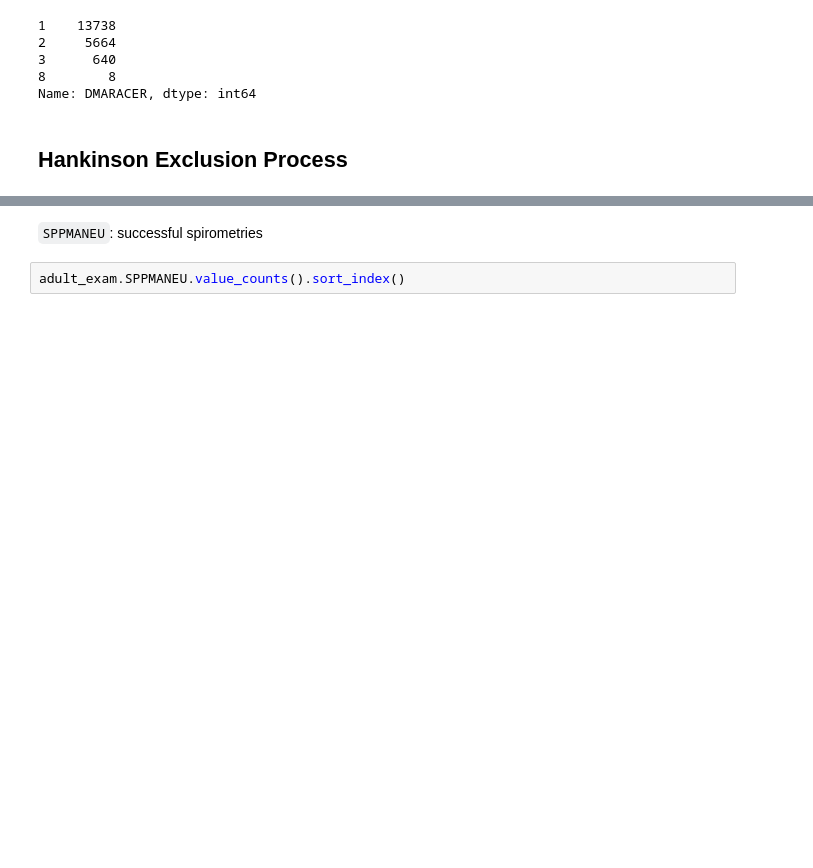
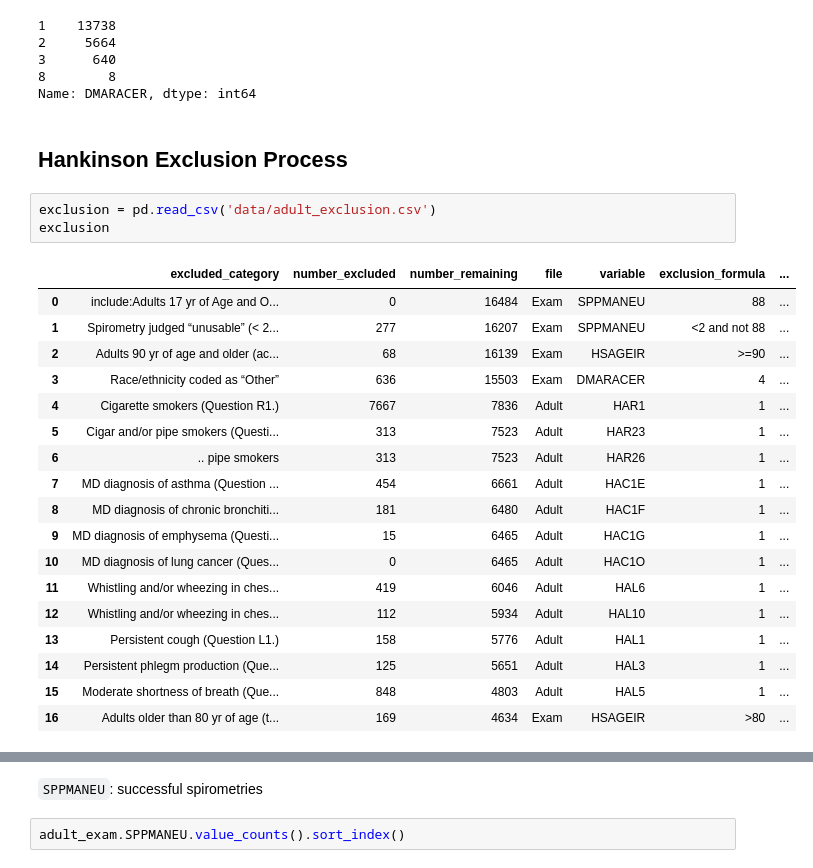
Before and after one commit to climatebrad/nhanes, a Jupyter notebook: nhanes.ipynb, the cells around one changed output, grey strips where cells are left out. Saved outputs shown, nothing was run; the diff lists cells and outputs as text; blank space fills up the shorter version.

```diff
--- a/nhanes.ipynb
+++ b/nhanes.ipynb
@@ -126,3 +128,25 @@ adult.data.DMARACER.value_counts(dropna=False)
 Name: DMARACER, dtype: int64
 # %% [markdown]
 ## Hankinson Exclusion Process
+# %%
+exclusion = pd.read_csv('data/adult_exclusion.csv')
+exclusion
+# %% [output]
+|  | excluded_category | number_excluded | number_remaining | file | variable | exclusion_formula | ... |
+| 0 | include:Adults 17 yr of Age and O... | 0 | 16484 | Exam | SPPMANEU | 88 | ... |
+| 1 | Spirometry judged “unusable” (< 2... | 277 | 16207 | Exam | SPPMANEU | <2 and not 88 | ... |
+| 2 | Adults 90 yr of age and older (ac... | 68 | 16139 | Exam | HSAGEIR | >=90 | ... |
+| 3 | Race/ethnicity coded as “Other” | 636 | 15503 | Exam | DMARACER | 4 | ... |
+| 4 | Cigarette smokers (Question R1.) | 7667 | 7836 | Adult | HAR1 | 1 | ... |
+| 5 | Cigar and/or pipe smokers (Questi... | 313 | 7523 | Adult | HAR23 | 1 | ... |
+| 6 | .. pipe smokers | 313 | 7523 | Adult | HAR26 | 1 | ... |
+| 7 | MD diagnosis of asthma (Question ... | 454 | 6661 | Adult | HAC1E | 1 | ... |
+| 8 | MD diagnosis of chronic bronchiti... | 181 | 6480 | Adult | HAC1F | 1 | ... |
+| 9 | MD diagnosis of emphysema (Questi... | 15 | 6465 | Adult | HAC1G | 1 | ... |
+| 10 | MD diagnosis of lung cancer (Ques... | 0 | 6465 | Adult | HAC1O | 1 | ... |
+| 11 | Whistling and/or wheezing in ches... | 419 | 6046 | Adult | HAL6 | 1 | ... |
+| 12 | Whistling and/or wheezing in ches... | 112 | 5934 | Adult | HAL10 | 1 | ... |
+| 13 | Persistent cough (Question L1.) | 158 | 5776 | Adult | HAL1 | 1 | ... |
+| 14 | Persistent phlegm production (Que... | 125 | 5651 | Adult | HAL3 | 1 | ... |
+| 15 | Moderate shortness of breath (Que... | 848 | 4803 | Adult | HAL5 | 1 | ... |
+| 16 | Adults older than 80 yr of age (t... | 169 | 4634 | Exam | HSAGEIR | >80 | ... |
```
Also changed, not shown: parts of 4 cells of this notebook, 2 other files.
